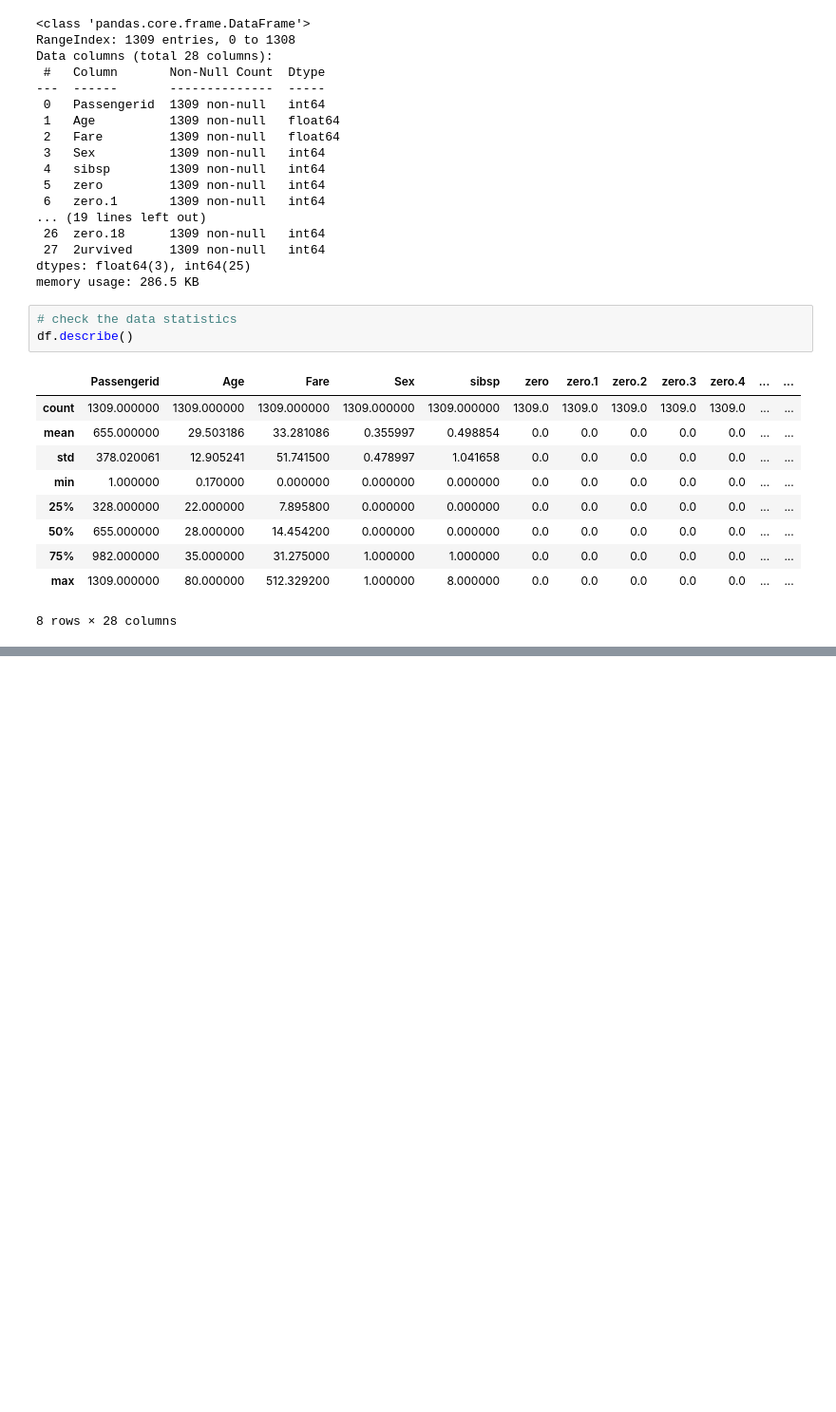
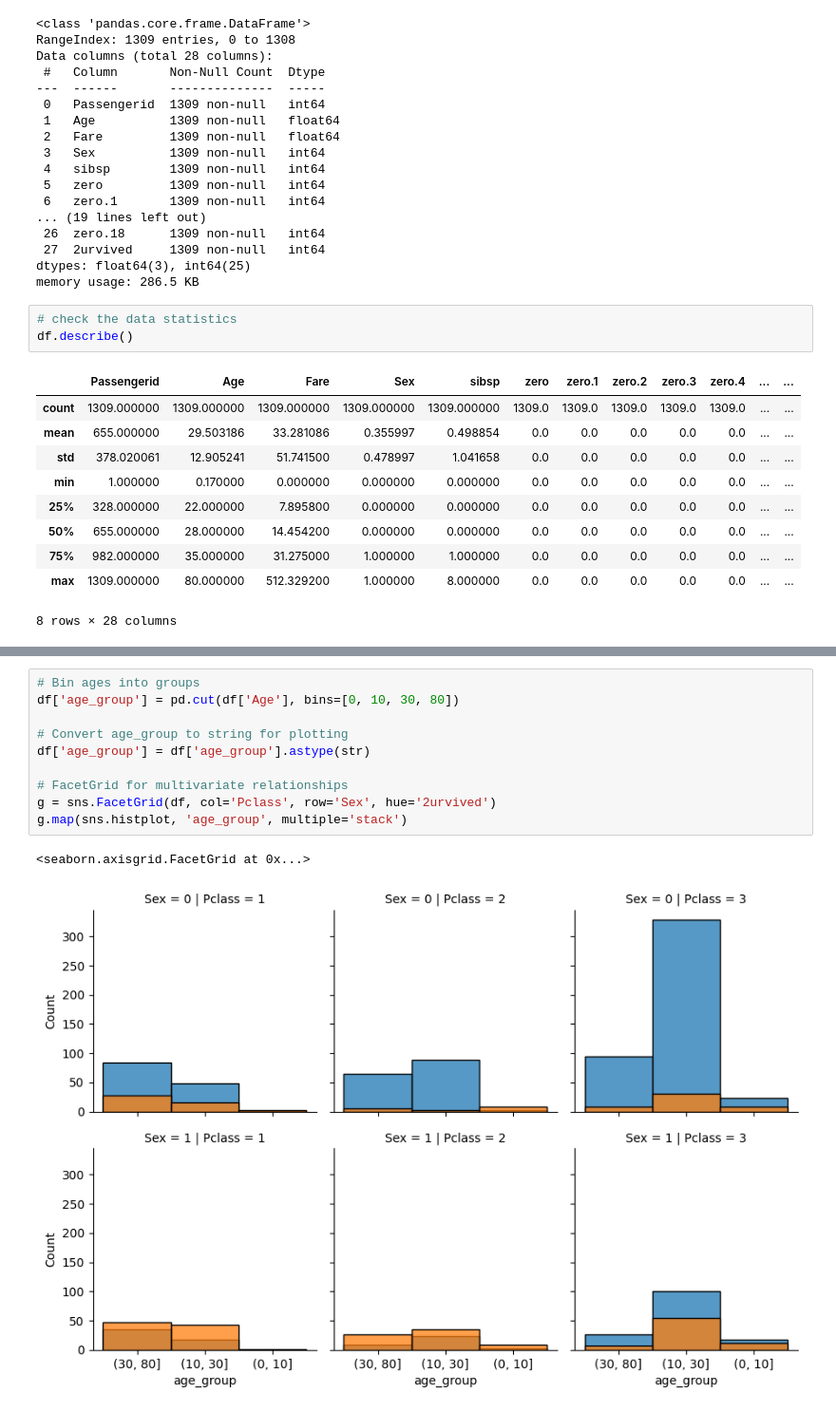
Before and after one commit to Somerillo/DI-Bootcamp, a Jupyter notebook: week4/day2/XPNinja/XPNinja_Ex1.ipynb, the cells around one changed output, grey strips where cells are left out. Shown: that part at 95% size. Cells and saved outputs as stored; diff of their text form; blank space fills up the shorter version.

```diff
--- a/week4/day2/XPNinja/XPNinja_Ex1.ipynb
+++ b/week4/day2/XPNinja/XPNinja_Ex1.ipynb
@@ -83,0 +180,13 @@ df.describe()
+# %%
+# Bin ages into groups
+df['age_group'] = pd.cut(df['Age'], bins=[0, 10, 30, 80])
+
+# Convert age_group to string for plotting
+df['age_group'] = df['age_group'].astype(str)
+
+# FacetGrid for multivariate relationships
+g = sns.FacetGrid(df, col='Pclass', row='Sex', hue='2urvived')
+g.map(sns.histplot, 'age_group', multiple='stack')
+# %% [output]
+<seaborn.axisgrid.FacetGrid at 0x...>
+[figure, added]
```
Also changed, not shown: parts of 14 cells of this notebook.
